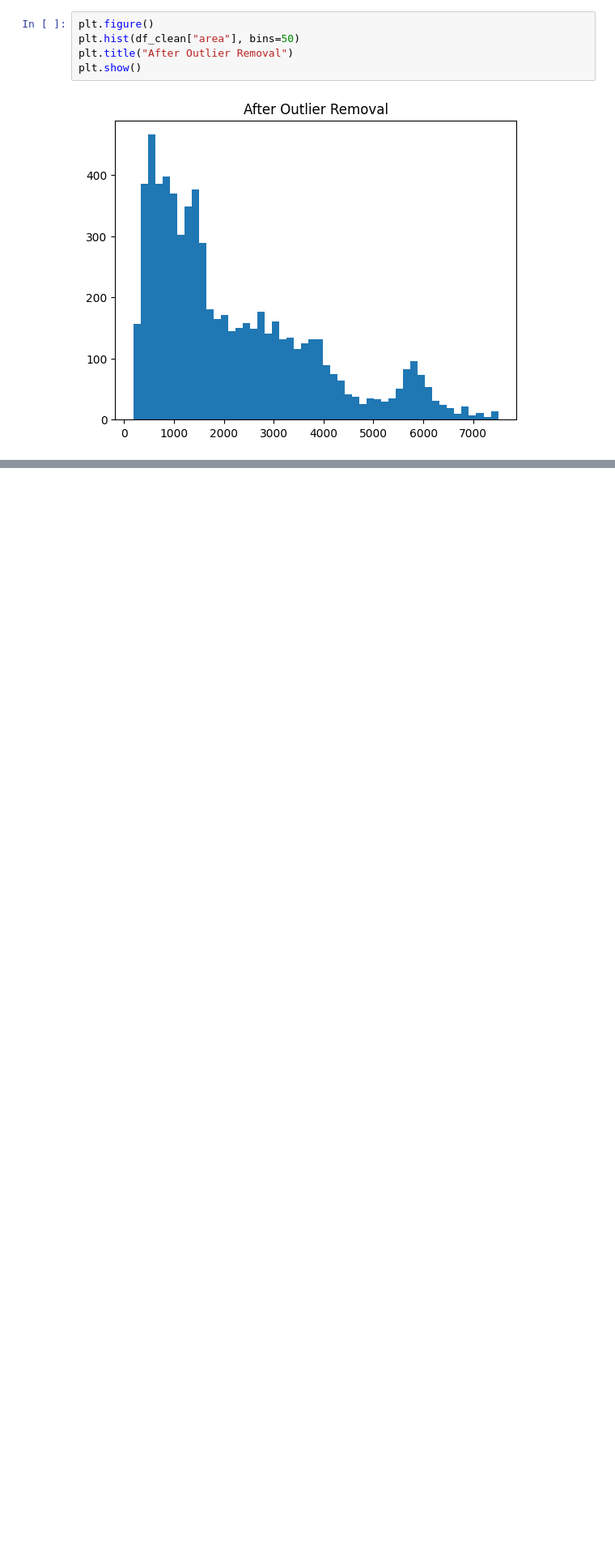
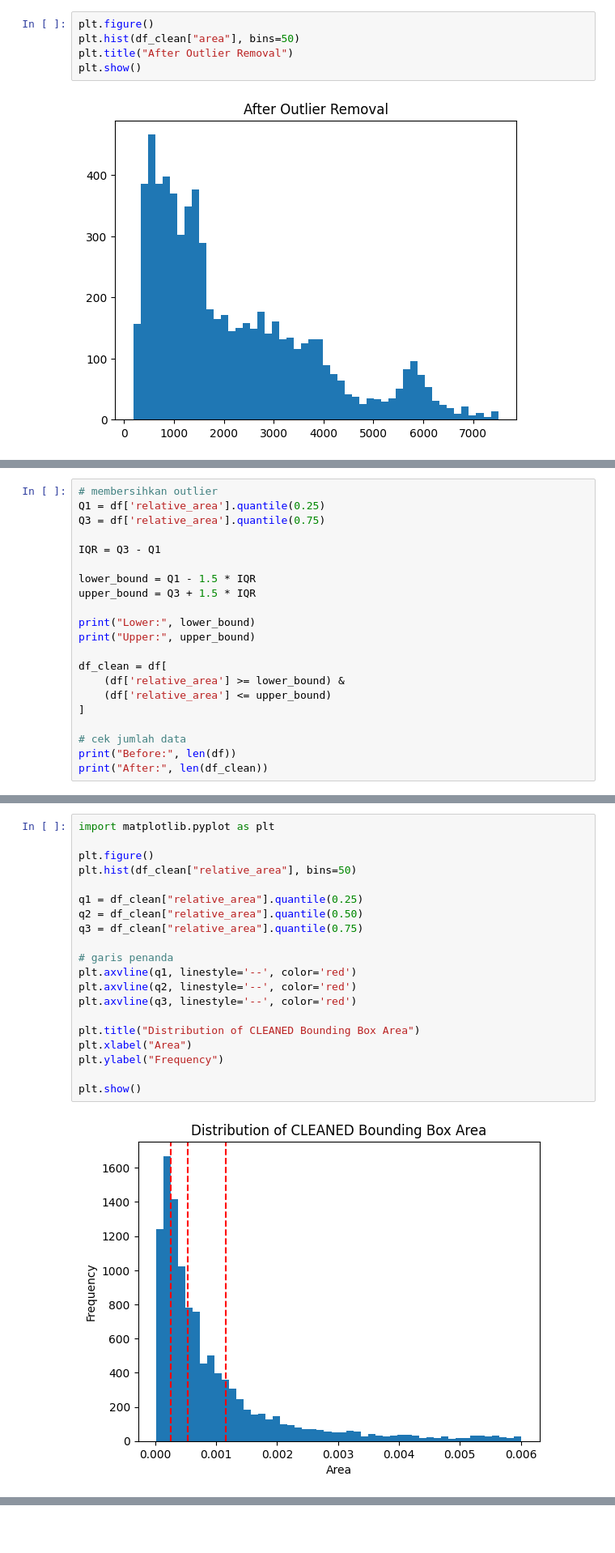
Before and after one commit to fathinahnj/skripsi, a Jupyter notebook: waste_classification_skripsi.ipynb, the cells around one changed output, grey strips where cells are left out. Shown at 81% size. Drawn from its saved outputs; the diff is of its cells as text; blank space fills up the shorter version.

```diff
--- a/waste_classification_skripsi.ipynb
+++ b/waste_classification_skripsi.ipynb
@@ -807,0 +873,21 @@ plt.show()
+# %%
+# membersihkan outlier
+Q1 = df['relative_area'].quantile(0.25)
+Q3 = df['relative_area'].quantile(0.75)
+
+IQR = Q3 - Q1
+
+lower_bound = Q1 - 1.5 * IQR
+upper_bound = Q3 + 1.5 * IQR
+
+print("Lower:", lower_bound)
+print("Upper:", upper_bound)
+
+df_clean = df[
+    (df['relative_area'] >= lower_bound) &
+    (df['relative_area'] <= upper_bound)
+]
+
+# cek jumlah data
+print("Before:", len(df))
+print("After:", len(df_clean))
@@ -807,0 +912,22 @@ plt.show()
+# %%
+import matplotlib.pyplot as plt
+
+plt.figure()
+plt.hist(df_clean["relative_area"], bins=50)
+
+q1 = df_clean["relative_area"].quantile(0.25)
+q2 = df_clean["relative_area"].quantile(0.50)
+q3 = df_clean["relative_area"].quantile(0.75)
+
+# garis penanda
+plt.axvline(q1, linestyle='--', color='red')
+plt.axvline(q2, linestyle='--', color='red')
+plt.axvline(q3, linestyle='--', color='red')
+
+plt.title("Distribution of CLEANED Bounding Box Area")
+plt.xlabel("Area")
+plt.ylabel("Frequency")
+
+plt.show()
+# %% [output]
+[figure, added]
```
Also changed, not shown: parts of 10 cells of this notebook.
